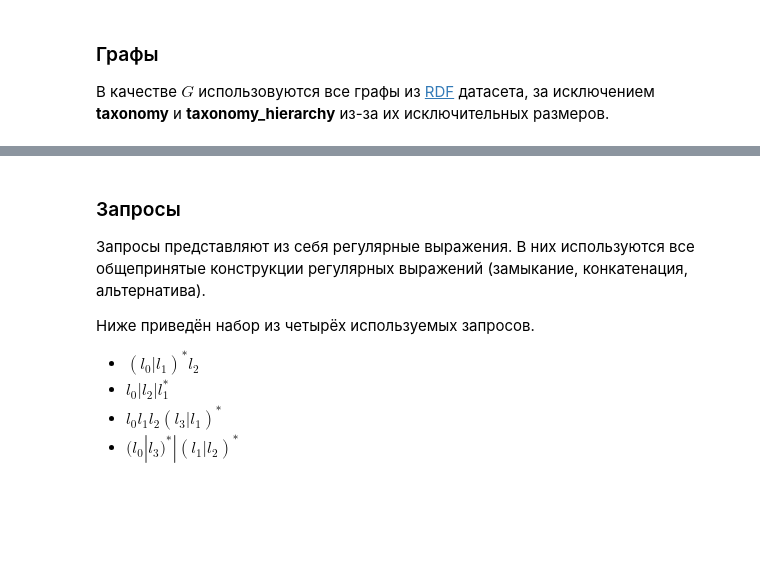
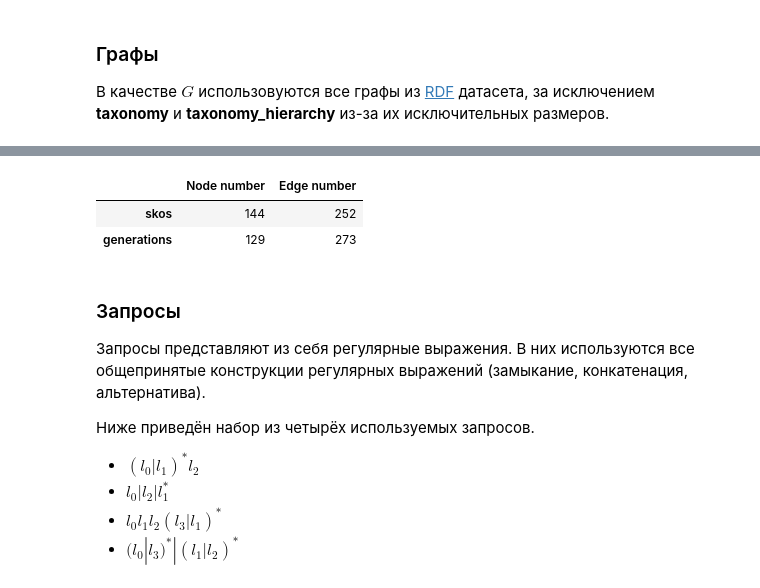
Before and after one commit to FormalLanguageConstrainedPathQuerying/formal-lang-course, a Jupyter notebook: researches/rpq_research.ipynb, the cells around one changed output, grey strips where cells are left out. Cells and saved outputs as stored; diff of their text form; code cells hidden in the pictures; blank space fills up the shorter version.

```diff
--- a/researches/rpq_research.ipynb
+++ b/researches/rpq_research.ipynb
@@ -127,3 +101,25 @@ Graph geospecies:
+# %%
+# Информация об использующихся графах
+
+node_numbers = []
+edge_numbers = []
+for graph in GRAPHS:
+  node_number, edge_number = graph.description.nodes, graph.description.edges
+  node_numbers.append(node_number)
+  edge_numbers.append(edge_number)
+
+graph_descriptions_df = pd.DataFrame(
+    {
+      "Node number": node_numbers,
+      "Edge number": edge_numbers
+    },
+    index=GRAPH_NAMES
+)
+graph_descriptions_df
+# %% [output]
+|  | Node number | Edge number |
+| skos | 144 | 252 |
+| generations | 129 | 273 |
 # %% [markdown]
 ### Запросы
 
```
Also changed, not shown: parts of 19 cells of this notebook.
